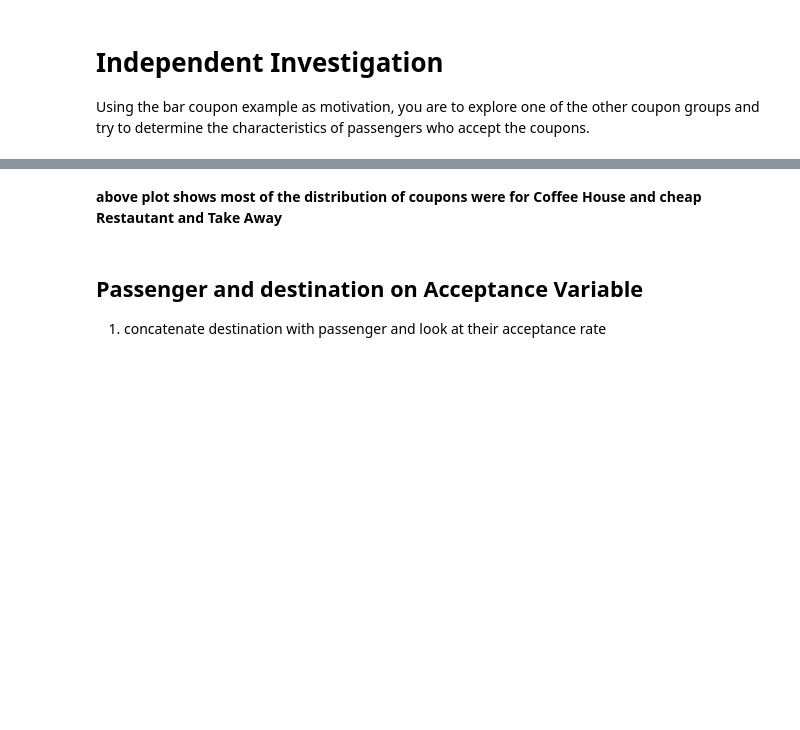
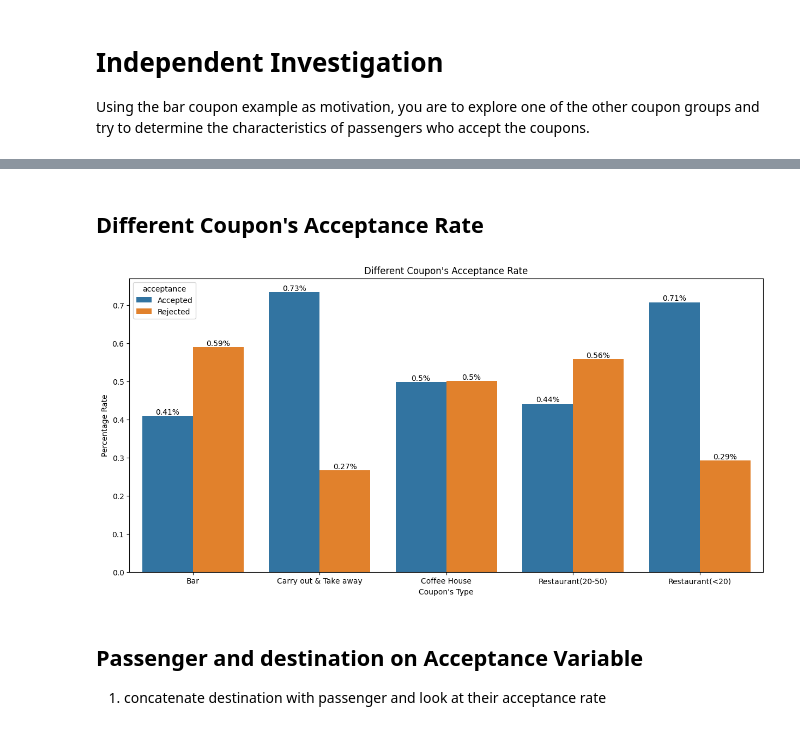
Before and after one commit to arezazadeh/EDA-Coupon_Acceptance, a Jupyter notebook: coupon_activity.ipynb, the cells around one changed output, grey strips where cells are left out. Saved outputs shown, nothing was run; the diff lists cells and outputs as text; code cells hidden in the pictures; blank space fills up the shorter version.

```diff
--- a/coupon_activity.ipynb
+++ b/coupon_activity.ipynb
@@ -695,8 +700,0 @@ cheap_rst_income.rename(columns={0: "count"}, inplace=True)
-# %%
-plt.figure(figsize=(15, 5))
-fig_bar = sns.barplot(data=cheap_rst_income, x="income_cheap_rst_visit", y="count", hue="acceptance");
-plt.xticks(rotation=45);
-
-# idea and reasearch done by Bryan Walsh
-for i in fig_bar.containers:
-    fig_bar.bar_label(i, )
@@ -715,2 +704,0 @@ sns.barplot(data=data.groupby("coupon")[["coupon"]].value_counts().reset_index()
-# %% [markdown]
-**above plot shows most of the distribution of coupons were for Coffee House and cheap Restautant and Take Away**
@@ -725,3 +705,35 @@ sns.barplot(data=data.groupby("coupon")[["acceptance"]].value_counts().reset_ind
+# %% [markdown]
+## Different Coupon's Acceptance Rate
+# %%
+# Grouping by coupon and looking at the acceptance rate of each group
+
+grpby_coupons = data.groupby("coupon")[["acceptance"]]
+
+coupons_normalized = grpby_coupons.value_counts(normalize=True).reset_index().rename(columns={0: "Count"})
+
+coupons_normalized.sort_values(by="acceptance", ascending=True, inplace=True)
+# %%
+# plotting
+
+plt.figure(figsize=(15,7))
+
+coupons_plt = sns.barplot(data=coupons_normalized,
+           y="Count", x='coupon', hue="acceptance"
+           )
+coupons_plt.set(
+    title="Different Coupon's Acceptance Rate",
+    xlabel="Coupon's Type",
+    ylabel="Percentage Rate"
+);
+
+
+
+# labeling the bars with their values
+for i in coupons_plt.containers:
+    labels = list(map(lambda x: str(round(x, 2)) + "%", i.datavalues))
+    coupons_plt.bar_label(i, labels=labels)
+# %% [output]
+[figure, added]
 # %% [markdown]
 ## Passenger and destination on Acceptance Variable
 
```
Also changed, not shown: parts of 44 cells of this notebook, 4 other files.
